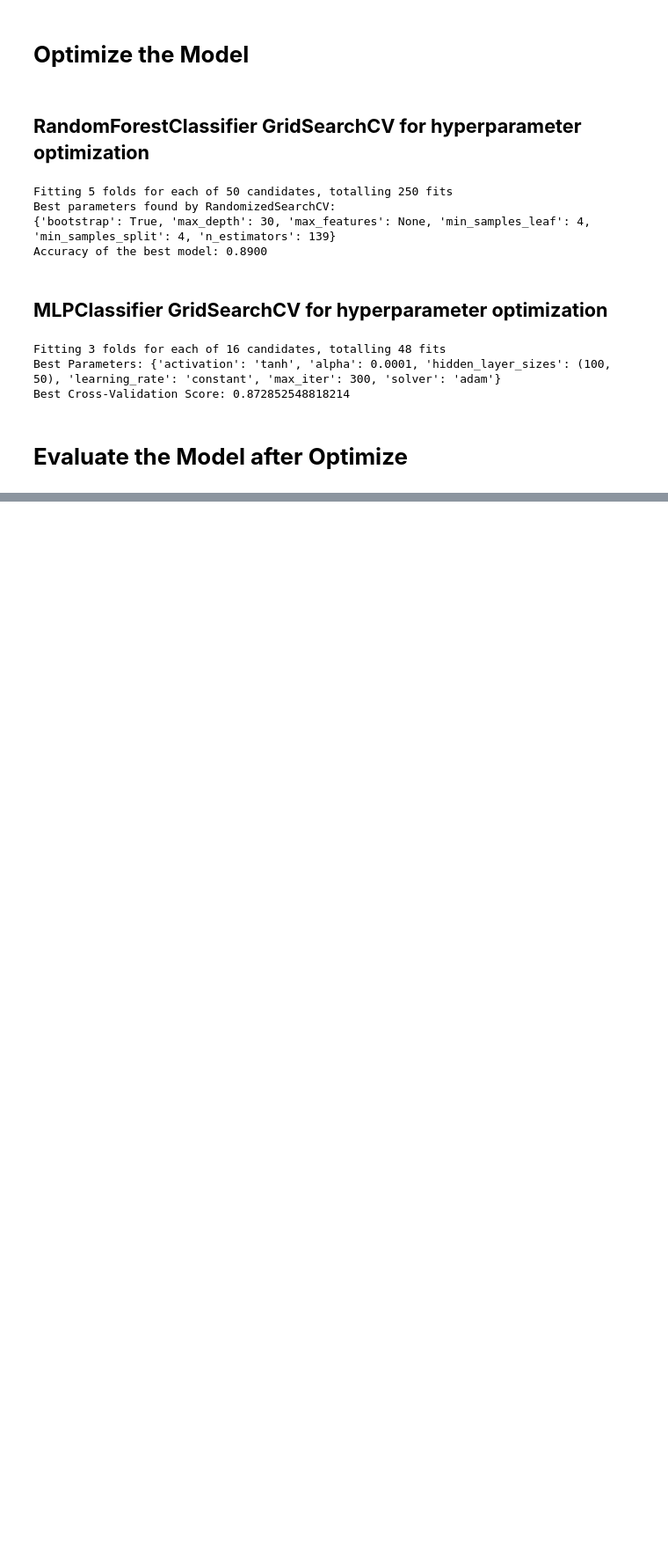
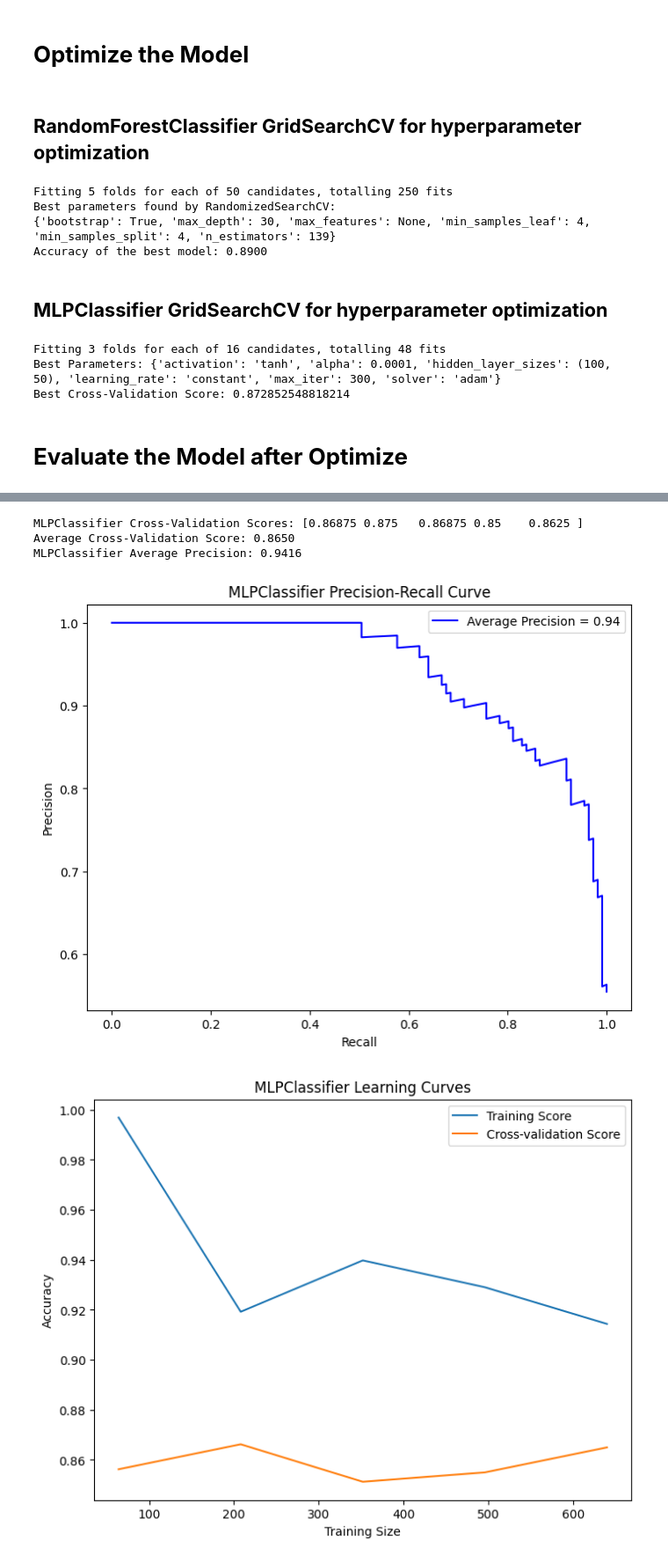
Before and after one commit to vihanga-induwara/CM2604-CW-Bank-Marketing, a Jupyter notebook: Bank Marketing.ipynb, the cells around one changed output, grey strips where cells are left out. Shown at 88% size. Cells and saved outputs as stored; diff of their text form; code cells hidden in the pictures; blank space fills up the shorter version.

```diff
--- a/Bank Marketing.ipynb
+++ b/Bank Marketing.ipynb
@@ -2197,62 +2197,23 @@ Best Cross-Validation Score: 0.872852548818214
 # %% [markdown]
 # **Evaluate the Model after Optimize**
 # %%
-from sklearn.metrics import accuracy_score, confusion_matrix, classification_report, precision_recall_curve, average_precision_score
-from sklearn.model_selection import cross_val_score, learning_curve
-import matplotlib.pyplot as plt
-import numpy as np
+from sklearn.model_selection import train_test_split
+from sklearn.preprocessing import StandardScaler
 
-# ---------------------------------------------
-# Helper Function for Model Evaluation
-# ---------------------------------------------
-def evaluate_model(model, X_train_scaled, X_test_scaled, y_train, y_test):
-    # Accuracy
-    accuracy = accuracy_score(y_test, model.predict(X_test_scaled))
-    print(f"{model.__class__.__name__} Accuracy: {accuracy:.4f}")
+# Split the dataset
+X_train, X_test, y_train, y_test = train_test_split(X, y, test_size=0.2, random_state=42)
 
-    # Confusion Matrix
-    cm = confusion_matrix(y_test, model.predict(X_test_scaled))
-    print(f"{model.__class__.__name__} Confusion Matrix:\n", cm)
+# Check feature consistency
+assert X_train.shape[1] == X_test.shape[1], "Mismatch in the number of features between train and test sets"
 
-    # Classification Report
-    report = classification_report(y_test, model.predict(X_test_scaled))
-    print(f"{model.__class__.__name__} Classification Report:\n", report)
+# Standardize the features
+scaler = StandardScaler()
+X_train_scaled = scaler.fit_transform(X_train)
+X_test_scaled = scaler.transform(X_test)
 
-    # Cross-Validation Scores
-    cv_scores = cross_val_score(model, X_train_scaled, y_train, cv=5)
-    print(f"{model.__class__.__name__} Cross-Validation Scores: {cv_scores}")
-    print(f"Average Cross-Validation Score: {cv_scores.mean():.4f}")
+# Fit the model
+nn_model.fit(X_train_scaled, y_train)
 
-    # Precision-Recall Curve
-    predictions_prob = model.predict_proba(X_test_scaled)[:, 1]  # Probability for the positive class
-    precision, recall, _ = precision_recall_curve(y_test, predictions_prob)
-    avg_precision = average_precision_score(y_test, predictions_prob)
-    print(f"{model.__class__.__name__} Average Precision: {avg_precision:.4f}")
-
-    # Plot Precision-Recall Curve
-    plt.figure(figsize=(8, 6))
-    plt.plot(recall, precision, color='blue', label=f'Average Precision = {avg_precision:.2f}')
-    plt.title(f'{model.__class__.__name__} Precision-Recall Curve')
-    plt.xlabel('Recall')
-    plt.ylabel('Precision')
-    plt.legend()
-    plt.show()
-
-    # Learning Curves
-    train_sizes, train_scores, test_scores = learning_curve(model, X_train_scaled, y_train, cv=5)
-    plt.figure(figsize=(8, 6))
-    plt.plot(train_sizes, train_scores.mean(axis=1), label='Training Score')
-    plt.plot(train_sizes, test_scores.mean(axis=1), label='Cross-validation Score')
-    plt.xlabel('Training Size')
-    plt.ylabel('Accuracy')
-    plt.title(f'{model.__class__.__name__} Learning Curves')
-    plt.legend()
-    plt.show()
-
-
-# Test for MLPClassifier
+# Evaluate the model
 evaluate_model(nn_model, X_train_scaled, X_test_scaled, y_train, y_test)
-
-# Test for RandomForestClassifier
-evaluate_model(rf_model, X_train_scaled, X_test_scaled, y_train, y_test)
 # %% [output]
@@ -2259,0 +2233,5 @@ ValueError: Found input variables with inconsistent numbers of samples: [300, 81
+MLPClassifier Cross-Validation Scores: [0.86875 0.875   0.86875 0.85    0.8625 ]
+Average Cross-Validation Score: 0.8650
+MLPClassifier Average Precision: 0.9416
+[figure, added]
+[figure, added]
```
Also changed, not shown: parts of 1 cell of this notebook.
